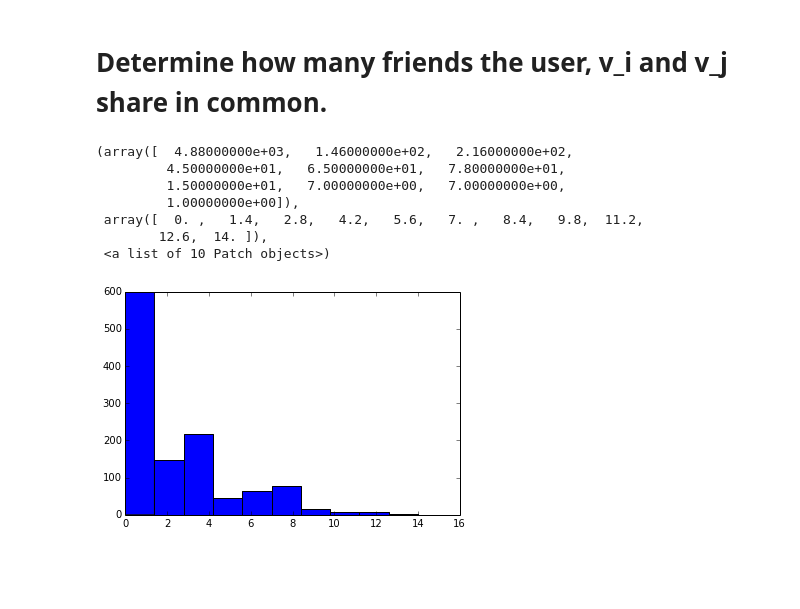
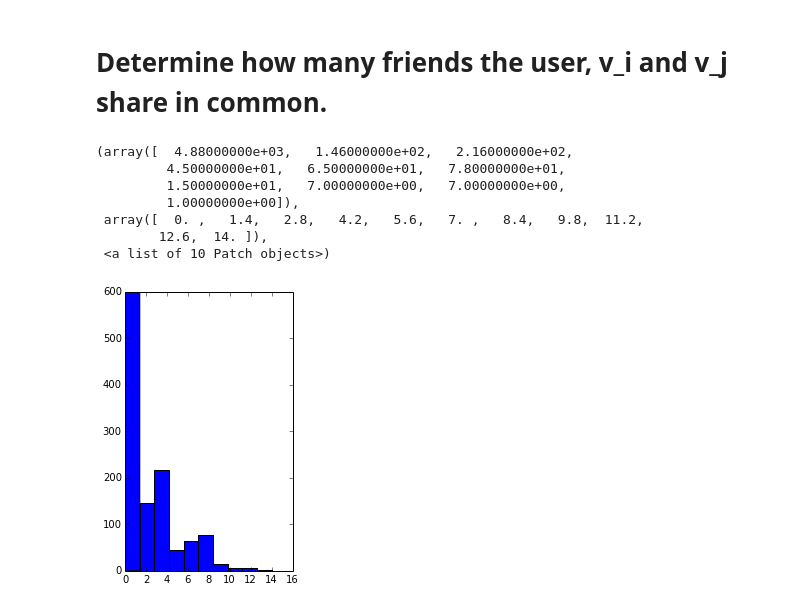
Before and after one commit to bmkessler/Kaggle_Social_Circles, a Jupyter notebook: egonets_1_MR.ipynb, the cells around one changed output. Drawn from its saved outputs; the diff is of its cells as text; code cells hidden in the pictures; blank space fills up the shorter version.

```diff
--- a/egonets_1_MR.ipynb
+++ b/egonets_1_MR.ipynb
@@ -203,19 +203,20 @@ for i in ccf239.keys():
 for i in ccf239.keys():
     assert ccf239[i][i] == cf239[i]
 # %%
+figure(figsize=(3,5))
 values = []
 for v_i, x in ccf239.items():
     for v_j, n in x.items():
         if int(v_i) > int(v_j):
             values.append(int(n))
 ylim(0,600)
 hist(values)
 # %% [output]
 (array([  4.88000000e+03,   1.46000000e+02,   2.16000000e+02,
          4.50000000e+01,   6.50000000e+01,   7.80000000e+01,
          1.50000000e+01,   7.00000000e+00,   7.00000000e+00,
          1.00000000e+00]),
  array([  0. ,   1.4,   2.8,   4.2,   5.6,   7. ,   8.4,   9.8,  11.2,
         12.6,  14. ]),
  <a list of 10 Patch objects>)
-[figure, old version]
+[figure, new version]
```
Also changed, not shown: 1 other file.
